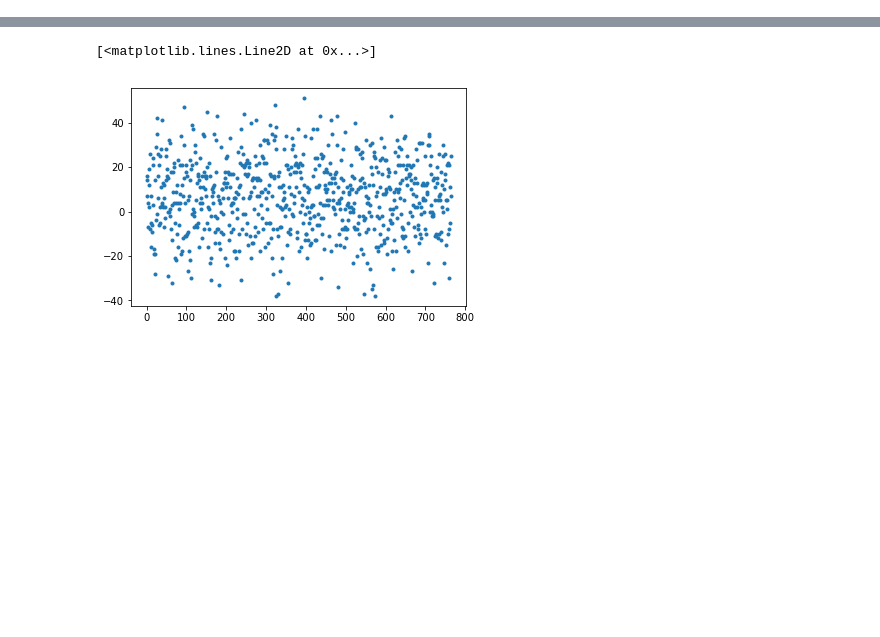
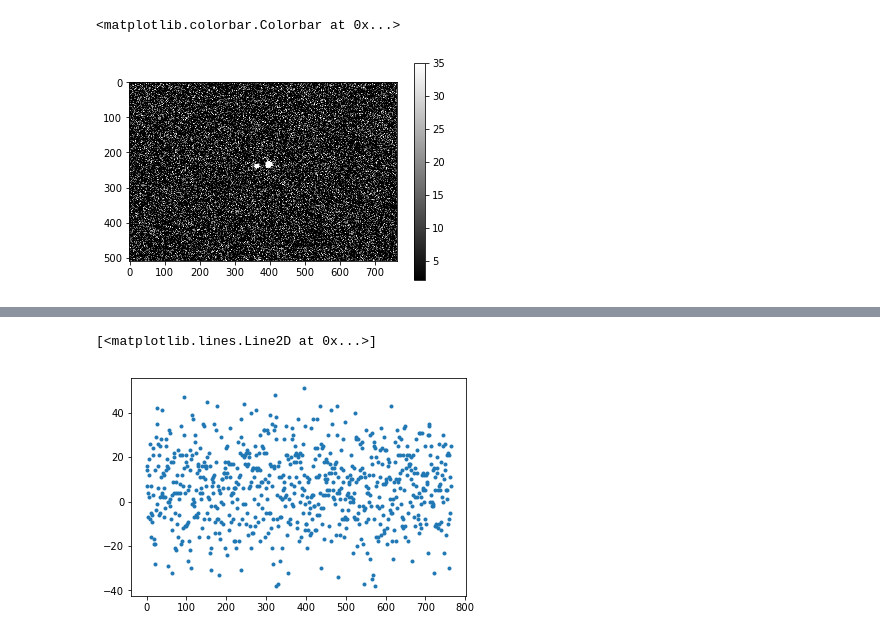
Before and after one commit to mileslucas/astro344l, a Jupyter notebook: lab2/src/lab2.ipynb, the cells around one changed output, grey strips where cells are left out. Drawn from its saved outputs; the diff is of its cells as text; code cells hidden in the pictures; blank space fills up the shorter version.

```diff
--- a/lab2/src/lab2.ipynb
+++ b/lab2/src/lab2.ipynb
@@ -32,0 +25,10 @@ cut = (data)[225]
+# %%
+combined = data-med_dark_frame
+low, upp = np.percentile(combined, [10, 99.5])
+from scipy.stats import mode
+low, _ = mode(combined, axis=None)
+plt.imshow(combined, cmap='gray', vmin=low, vmax=upp)
+plt.colorbar()
+# %% [output]
+<matplotlib.colorbar.Colorbar at 0x...>
+[figure, added]
```
Also changed, not shown: parts of 10 cells of this notebook, 15 other files.
